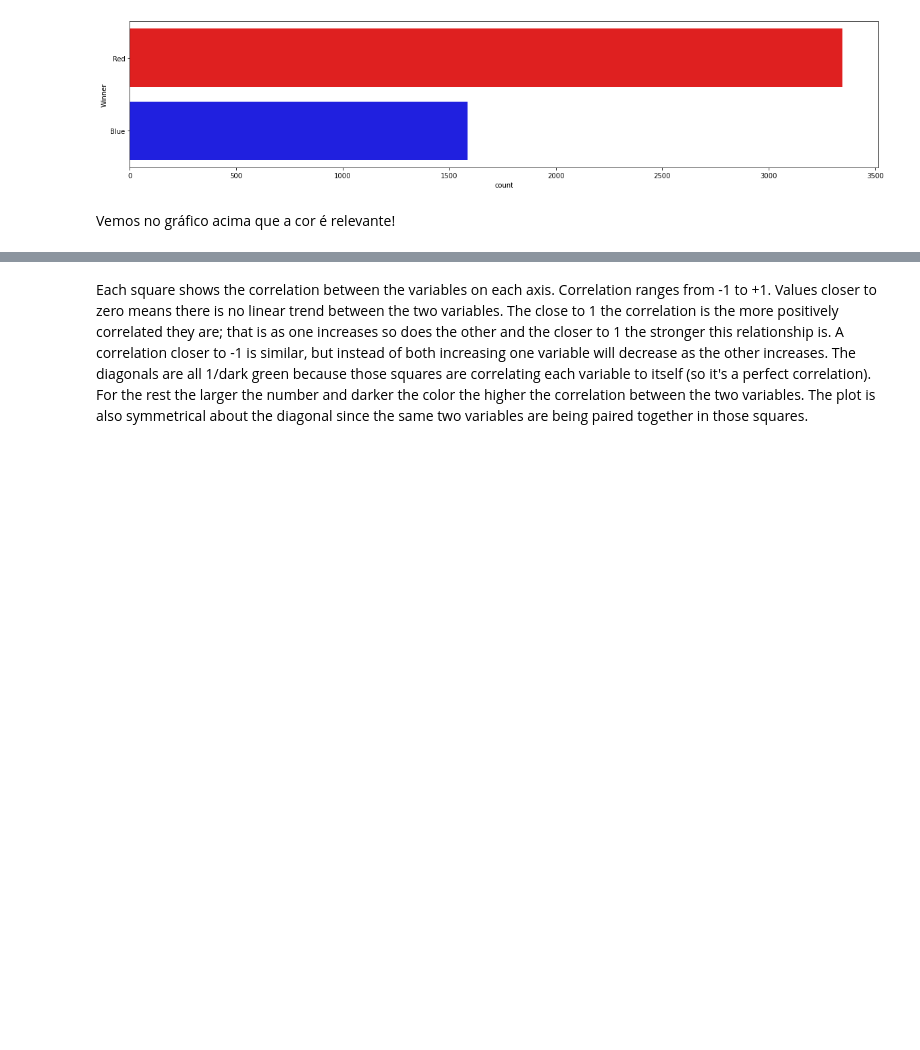
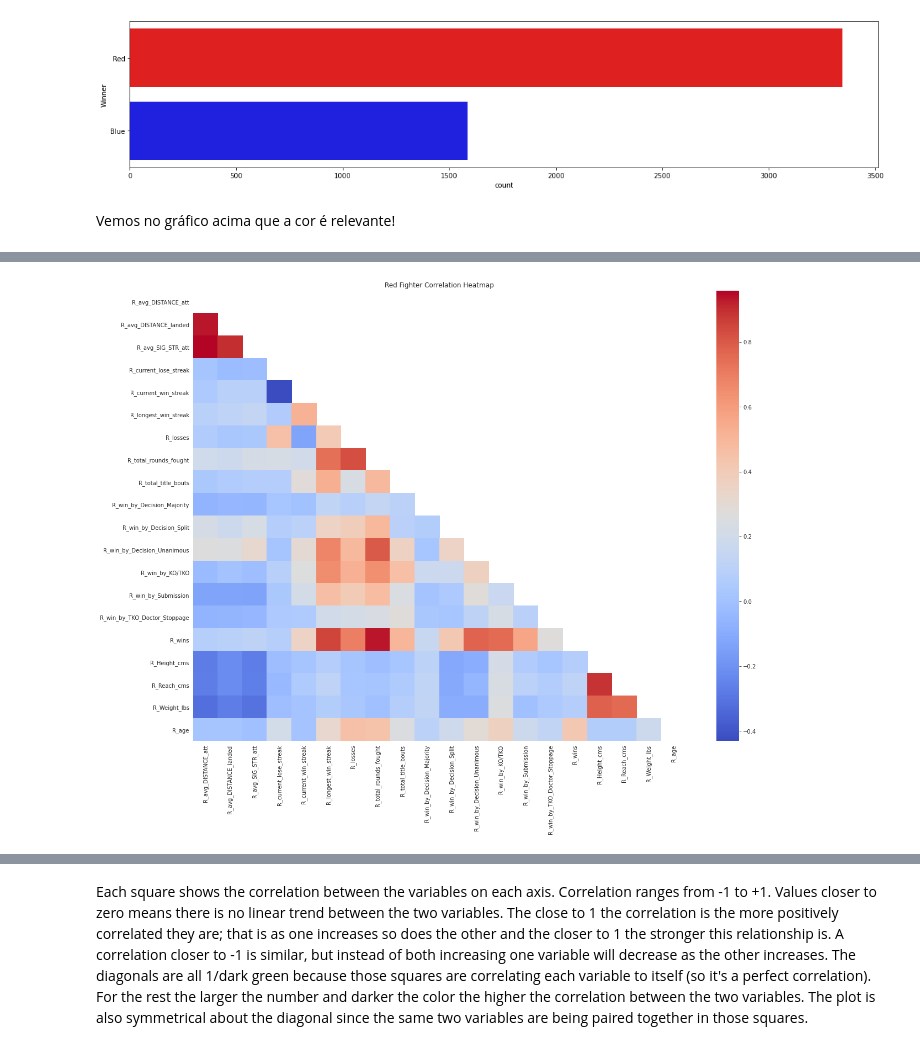
Before and after one commit to arariba/ufc-prediction, a Jupyter notebook: UFC.ipynb, the cells around one changed output, grey strips where cells are left out. Cells and saved outputs as stored; diff of their text form; code cells hidden in the pictures; blank space fills up the shorter version.

```diff
--- a/UFC.ipynb
+++ b/UFC.ipynb
@@ -374,0 +498,3 @@ with sns.axes_style("white"):
+# %%
+R_columns_clean = ['Winner'] + ufc_data_clean.filter(regex='^R_',axis=1).columns.to_list()
+ufc_data_R_clean = ufc_data_clean[R_columns_clean]
@@ -374,0 +510,9 @@ with sns.axes_style("white"):
+# %%
+plt.figure(figsize=(20,15))
+corr = ufc_data_R_clean.corr()
+mask = np.zeros_like(corr)
+mask[np.triu_indices_from(mask)] = True
+with sns.axes_style("white"):
+    ax = sns.heatmap(corr, mask=mask, square=False,cmap="coolwarm").set_title("Red Fighter Correlation Heatmap")
+# %% [output]
+[figure, added]
```
Also changed, not shown: parts of 25 cells of this notebook, 4 other files.
